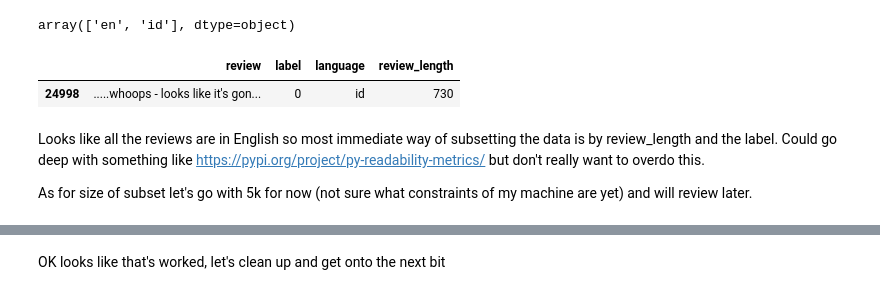
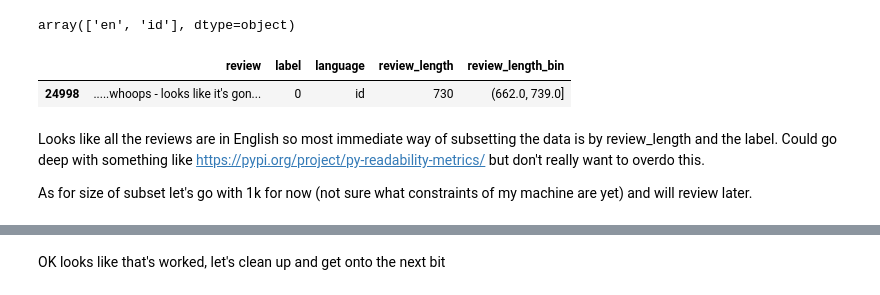
Before and after one commit to annarailton/glowing-waffle, a Jupyter notebook: notebook.ipynb, the cells around one changed output, grey strips where cells are left out. Drawn from its saved outputs; the diff is of its cells as text; code cells hidden in the pictures.

```diff
--- a/notebook.ipynb
+++ b/notebook.ipynb
@@ -83,14 +96,14 @@ df['language'].unique()
 array(['en', 'id'], dtype=object)
 # %%
 # Have a look at the examples where the language is not English
-df[df["language"] != "en"]
+# df[df["language"] != "en"]
 # %% [output]
-|  | review | label | language | review_length |
-| 24998 | .....whoops - looks like it's gon... | 0 | id | 730 |
+|  | review | label | language | review_length | review_length_bin |
+| 24998 | .....whoops - looks like it's gon... | 0 | id | 730 | (662.0, 739.0] |
 # %% [markdown]
 Looks like all the reviews are in English so most immediate way of subsetting the data is by review_length and the label. Could go deep with something like https://pypi.org/project/py-readability-metrics/ but don't really want to overdo this.
 
-As for size of subset let's go with 5k for now (not sure what constraints of my machine are yet) and will review later.
+As for size of subset let's go with 1k for now (not sure what constraints of my machine are yet) and will review later.
 # %%
 X_train, X_test, y_train, y_test = train_test_split(
     df,
```
Also changed, not shown: parts of 70 cells of this notebook.
